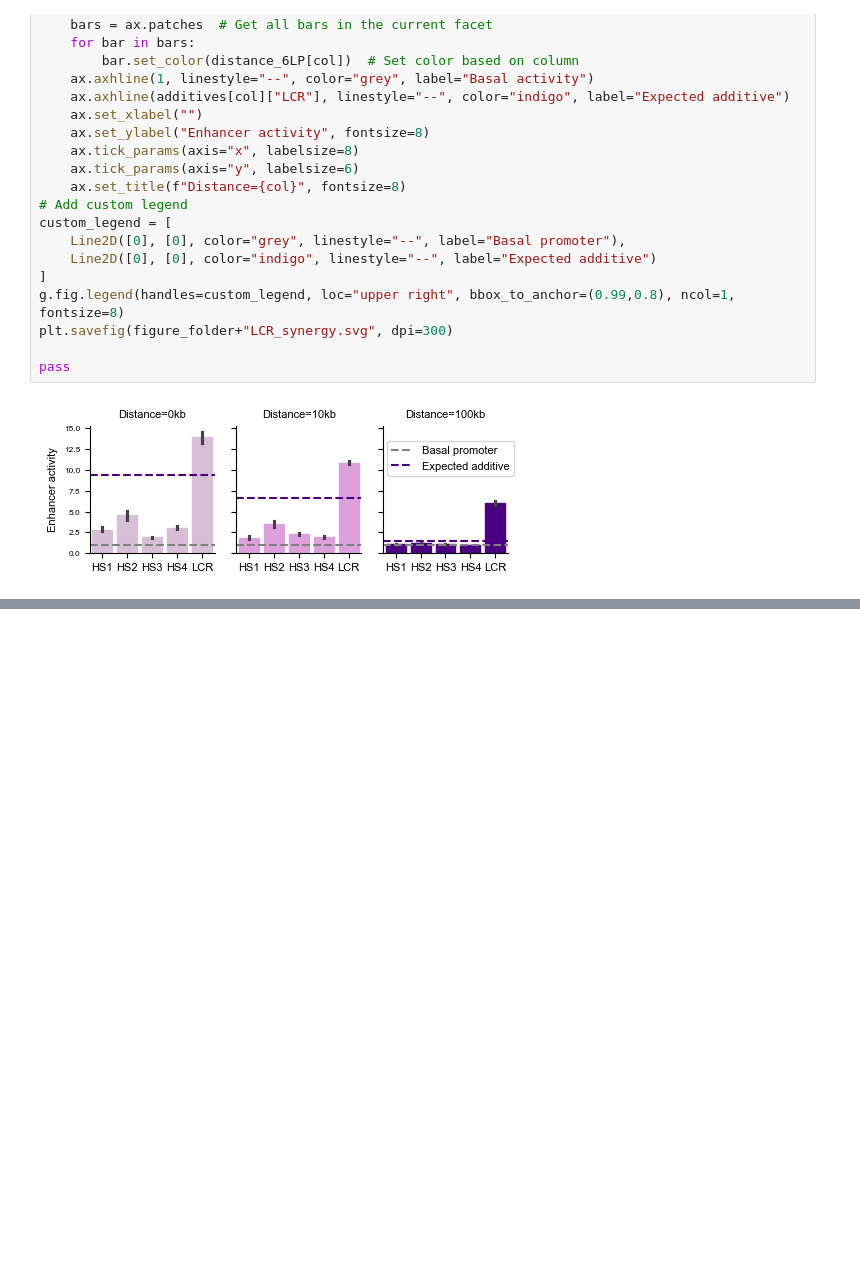
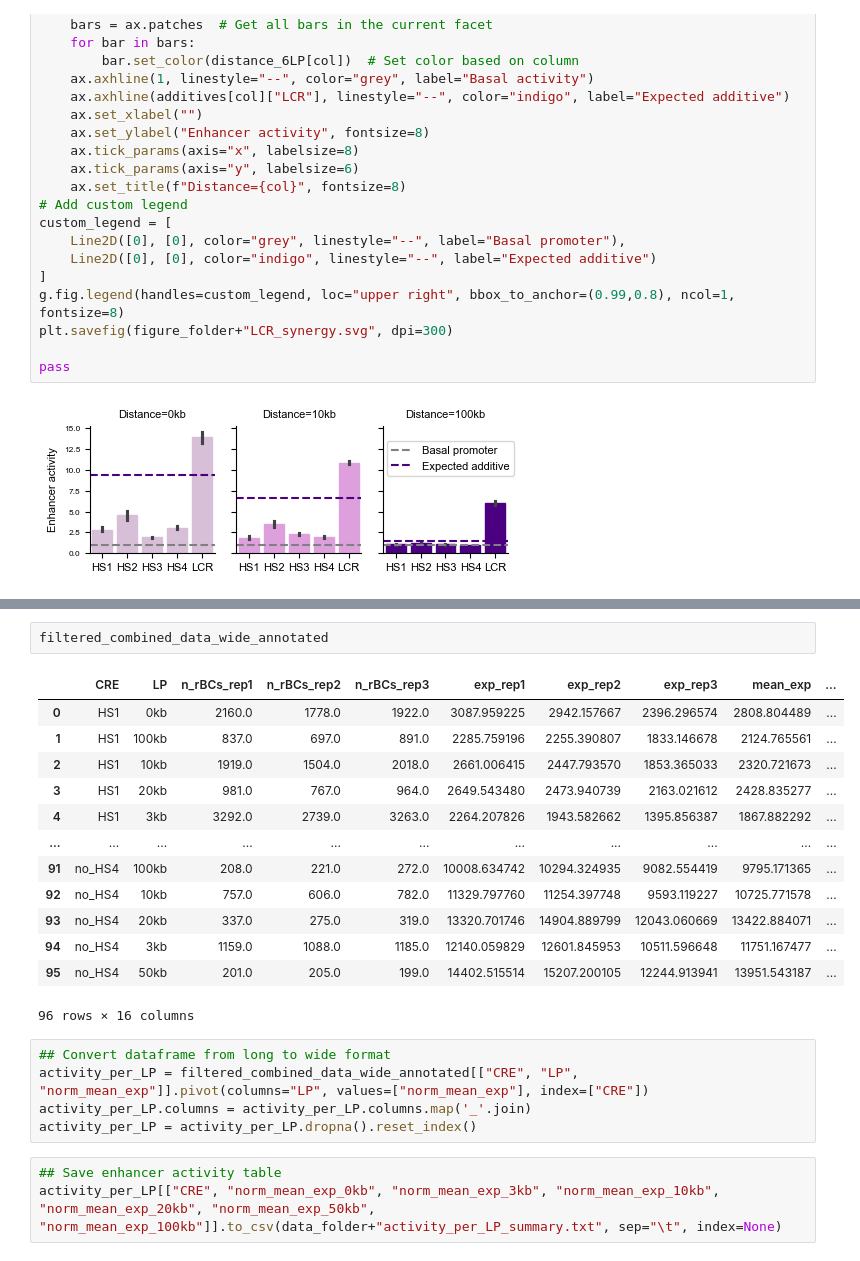
Before and after one commit to yaweiwu233/long-range-MPRA, a Jupyter notebook: scripts/03_enhancer_synergy_analysis.ipynb, the cells around one changed output, grey strips where cells are left out. Cells and saved outputs as stored; diff of their text form; blank space fills up the shorter version.

Commit message:
Update activity_per_LP_summary.txt

```diff
--- a/scripts/03_enhancer_synergy_analysis.ipynb
+++ b/scripts/03_enhancer_synergy_analysis.ipynb
@@ -323,0 +324,24 @@ plt.savefig(figure_folder+"cooperativity_among_enhancers.svg", dpi=300)
+# %%
+filtered_combined_data_wide_annotated
+# %% [output]
+|  | CRE | LP | n_rBCs_rep1 | n_rBCs_rep2 | n_rBCs_rep3 | exp_rep1 | exp_rep2 | exp_rep3 | mean_exp | ... |
+| 0 | HS1 | 0kb | 2160.0 | 1778.0 | 1922.0 | 3087.959225 | 2942.157667 | 2396.296574 | 2808.804489 | ... |
+| 1 | HS1 | 100kb | 837.0 | 697.0 | 891.0 | 2285.759196 | 2255.390807 | 1833.146678 | 2124.765561 | ... |
+| 2 | HS1 | 10kb | 1919.0 | 1504.0 | 2018.0 | 2661.006415 | 2447.793570 | 1853.365033 | 2320.721673 | ... |
+| 3 | HS1 | 20kb | 981.0 | 767.0 | 964.0 | 2649.543480 | 2473.940739 | 2163.021612 | 2428.835277 | ... |
+| 4 | HS1 | 3kb | 3292.0 | 2739.0 | 3263.0 | 2264.207826 | 1943.582662 | 1395.856387 | 1867.882292 | ... |
+| ... | ... | ... | ... | ... | ... | ... | ... | ... | ... | ... |
+| 91 | no_HS4 | 100kb | 208.0 | 221.0 | 272.0 | 10008.634742 | 10294.324935 | 9082.554419 | 9795.171365 | ... |
+| 92 | no_HS4 | 10kb | 757.0 | 606.0 | 782.0 | 11329.797760 | 11254.397748 | 9593.119227 | 10725.771578 | ... |
+| 93 | no_HS4 | 20kb | 337.0 | 275.0 | 319.0 | 13320.701746 | 14904.889799 | 12043.060669 | 13422.884071 | ... |
+| 94 | no_HS4 | 3kb | 1159.0 | 1088.0 | 1185.0 | 12140.059829 | 12601.845953 | 10511.596648 | 11751.167477 | ... |
+| 95 | no_HS4 | 50kb | 201.0 | 205.0 | 199.0 | 14402.515514 | 15207.200105 | 12244.913941 | 13951.543187 | ... |
+96 rows × 16 columns
+# %%
+## Convert dataframe from long to wide format
+activity_per_LP = filtered_combined_data_wide_annotated[["CRE", "LP", "norm_mean_exp"]].pivot(columns="LP", values=["norm_mean_exp"], index=["CRE"])
+activity_per_LP.columns = activity_per_LP.columns.map('_'.join)
+activity_per_LP = activity_per_LP.dropna().reset_index()
+# %%
+## Save enhancer activity table
+activity_per_LP[["CRE", "norm_mean_exp_0kb", "norm_mean_exp_3kb", "norm_mean_exp_10kb", "norm_mean_exp_20kb", "norm_mean_exp_50kb", "norm_mean_exp_100kb"]].to_csv(data_folder+"activity_per_LP_summary.txt", sep="\t", index=None)
```
Also changed, not shown: parts of 1 cell of this notebook, 14 other files.
